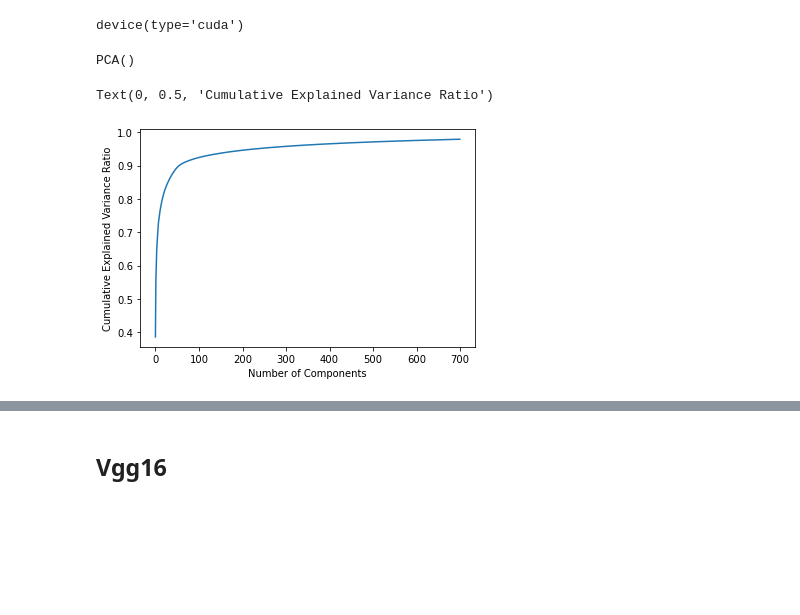
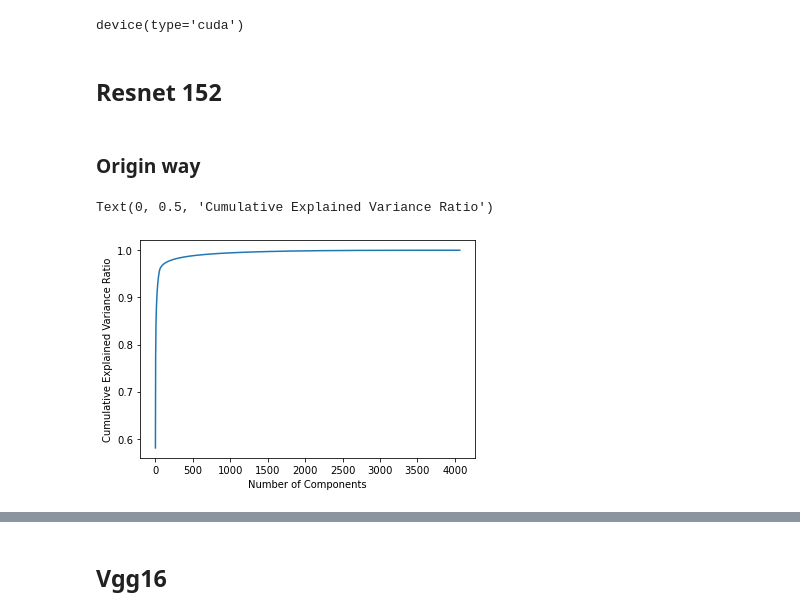
Before and after one commit to HoodBlack/Mixed-AutoEncoder, a Jupyter notebook: main.ipynb, the cells around one changed output, grey strips where cells are left out. Cells and saved outputs as stored; diff of their text form; code cells hidden in the pictures; blank space fills up the shorter version.

```diff
--- a/main.ipynb
+++ b/main.ipynb
@@ -67,13 +89,14 @@ device = torch.device("cuda" if torch.cuda.is_available() else "cpu")
 device
 # %% [output]
 device(type='cuda')
+# %% [markdown]
+## Resnet 152
 # %%
-#Let's first encoder all the file
 args_dict = {
-    "arch": "resnet34",
-    "resume": "./caltech256-resnet34.pth",
+    "arch": "resnet152",
+    "resume": "./caltech256-resnet152.pth",
     "parallel" : 0
 }
 args_namespace = argparse.Namespace(**args_dict)
 
-model = builder.BuildAutoEncoder(args_namespace)
+model_resnet152 = builder.BuildAutoEncoder(args_namespace)
@@ -100,16 +103,14 @@ def get_encode_vector(model, dataset):
 # %%
-test_vector = get_encode_vector(model, data)
-test_vector_concatenated = np.concatenate(test_vector, axis=0)
-test_vector_concatenated.shape
+resnet152_vector = get_encode_vector(model_resnet152, data)
+resnet_vector_concatenated = np.concatenate(resnet152_vector,axis=0)
-# %%
-pca = PCA()
-pca.fit(test_vector_concatenated)
-# %% [output]
-PCA()
+# %% [markdown]
+### Origin way
 # %%
-plt.plot(np.cumsum(pca.explained_variance_ratio_)[:700])
+pca = PCA()
+pca.fit(resnet_vector_concatenated)
+plt.plot(np.cumsum(pca.explained_variance_ratio_))
 plt.xlabel('Number of Components')
 plt.ylabel('Cumulative Explained Variance Ratio')
 # %% [output]
 Text(0, 0.5, 'Cumulative Explained Variance Ratio')
-[figure, old version]
+[figure, new version]
```
Also changed, not shown: parts of 40 cells of this notebook.
